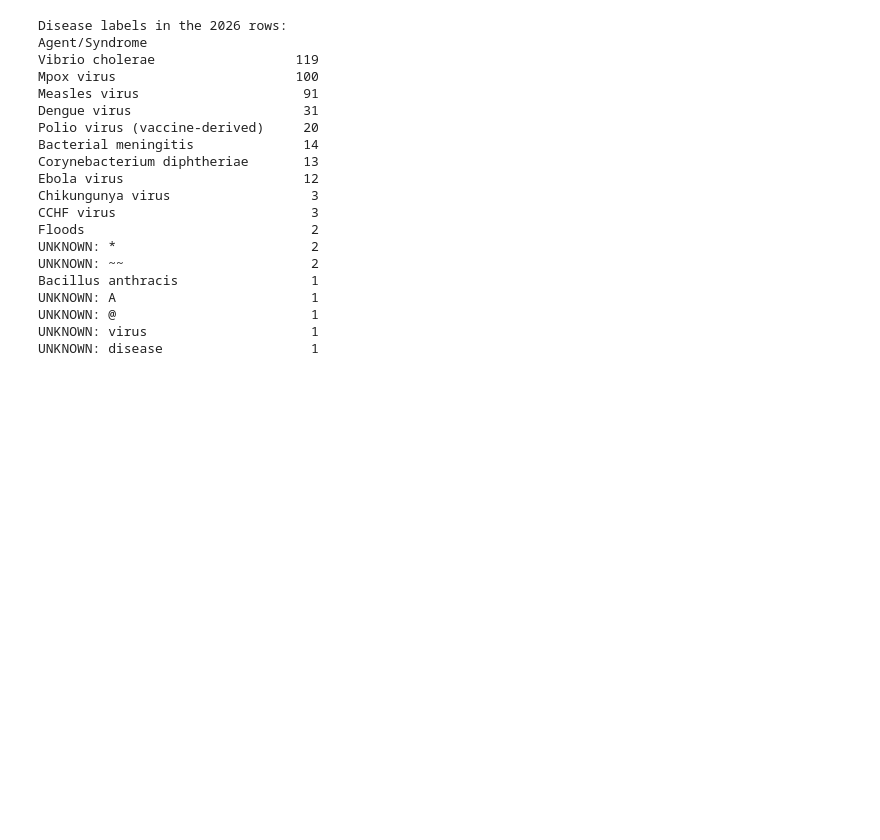
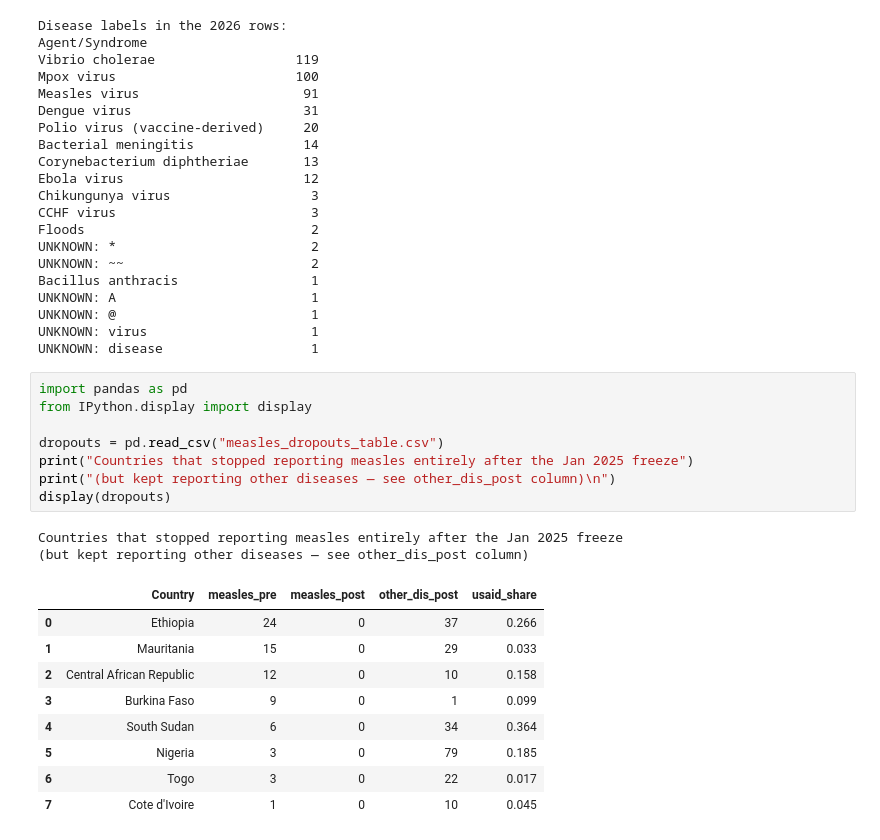
Before and after one commit to ackerman28/cdc-parser, a Jupyter notebook: analysis/surv_analysis2.ipynb, the cells around one changed output. Saved outputs shown, nothing was run; the diff lists cells and outputs as text; blank space fills up the shorter version.

Commit message:
Add USAID-share/per-capita figures, measles dropout analysis, country-level charts

```diff
--- a/analysis/surv_analysis2.ipynb
+++ b/analysis/surv_analysis2.ipynb
@@ -145,3 +145,23 @@ UNKNOWN: A                         1
 UNKNOWN: @                         1
 UNKNOWN: virus                     1
 UNKNOWN: disease                   1
+# %%
+import pandas as pd
+from IPython.display import display
+
+dropouts = pd.read_csv("measles_dropouts_table.csv")
+print("Countries that stopped reporting measles entirely after the Jan 2025 freeze")
+print("(but kept reporting other diseases — see other_dis_post column)\n")
+display(dropouts)
+# %% [output]
+Countries that stopped reporting measles entirely after the Jan 2025 freeze
+(but kept reporting other diseases — see other_dis_post column)
+|  | Country | measles_pre | measles_post | other_dis_post | usaid_share |
+| 0 | Ethiopia | 24 | 0 | 37 | 0.266 |
+| 1 | Mauritania | 15 | 0 | 29 | 0.033 |
+| 2 | Central African Republic | 12 | 0 | 10 | 0.158 |
+| 3 | Burkina Faso | 9 | 0 | 1 | 0.099 |
+| 4 | South Sudan | 6 | 0 | 34 | 0.364 |
+| 5 | Nigeria | 3 | 0 | 79 | 0.185 |
+| 6 | Togo | 3 | 0 | 22 | 0.017 |
+| 7 | Cote d'Ivoire | 1 | 0 | 10 | 0.045 |
```
Also changed, not shown: 6 other files.
